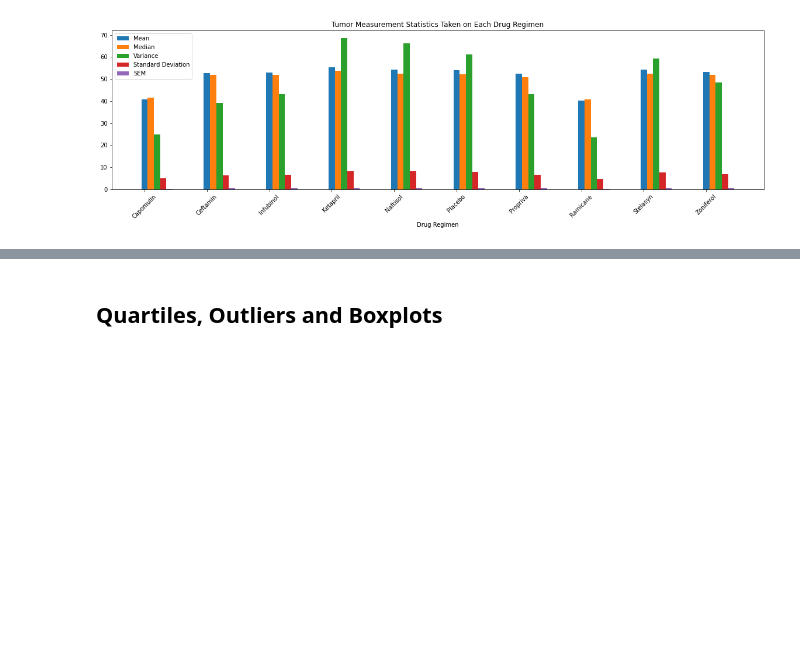
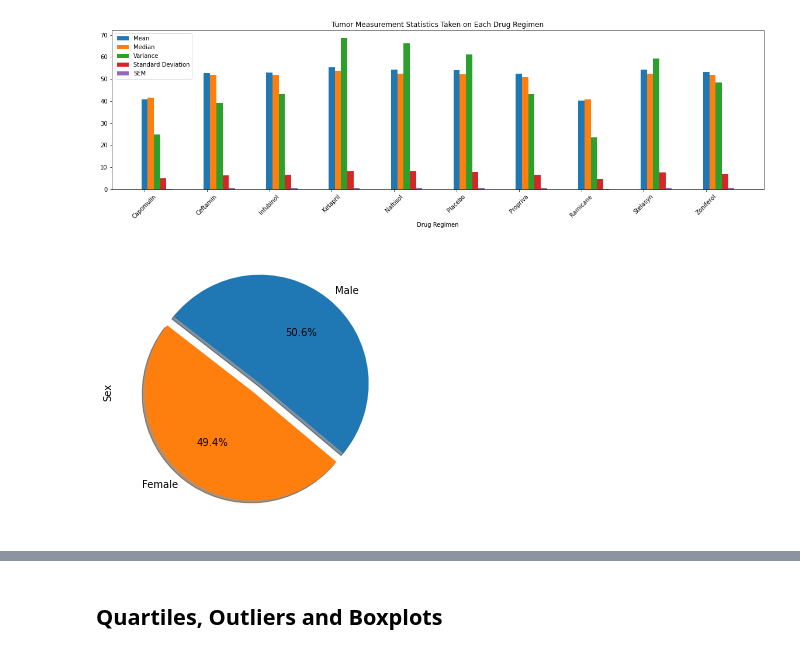
Before and after one commit to georgiafbi/matplotlib-challenge, a Jupyter notebook: Pymaceuticals/pymaceuticals_starter.ipynb, the cells around one changed output, grey strips where cells are left out. Drawn from its saved outputs; the diff is of its cells as text; code cells hidden in the pictures; blank space fills up the shorter version.

Commit message:
Completed the Bar and Pie Charts Section

```diff
--- a/Pymaceuticals/pymaceuticals_starter.ipynb
+++ b/Pymaceuticals/pymaceuticals_starter.ipynb
@@ -138,3 +140,6 @@ multibarplot(x_axis,mean_tv,median_tv,var_tv,std_tv,sem_tv,drug_names)
 [figure]
 # %%
 # Generate a pie plot showing the distribution of female versus male mice using pandas
+sex_nums=combined_data["Sex"].value_counts().plot(kind="pie", explode = (0.1,0), shadow =True, startangle=320,autopct="%1.1f%%")
+# %% [output]
+[figure, added]
```
Also changed, not shown: parts of 4 cells of this notebook.
